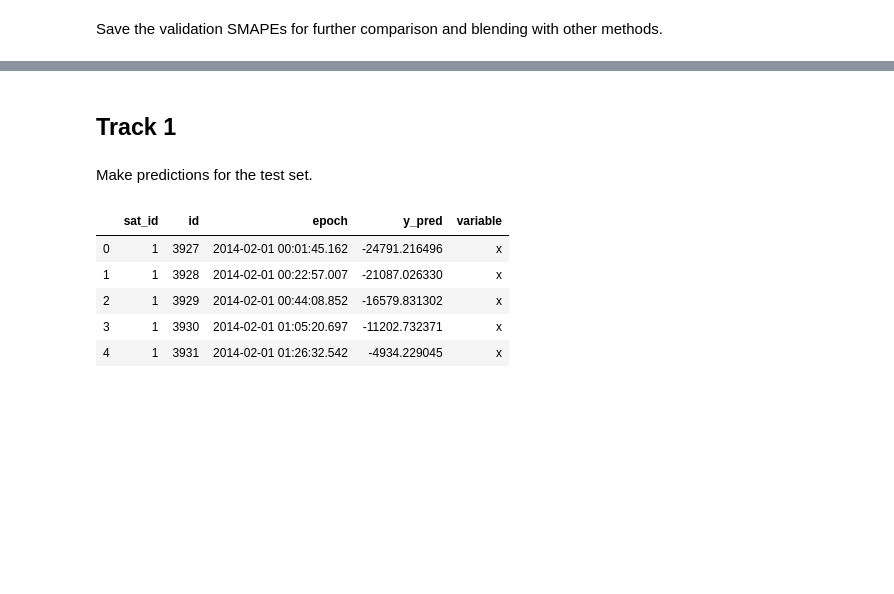
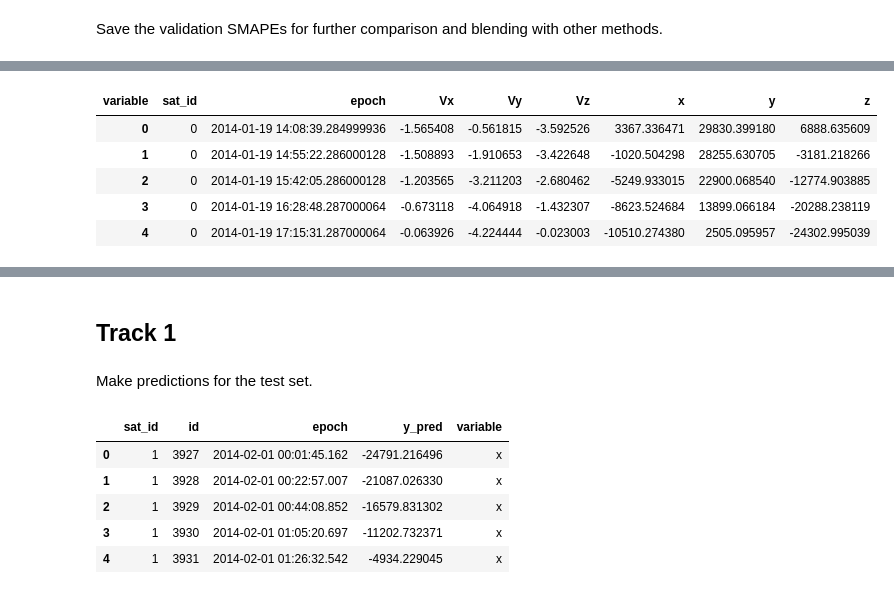
Before and after one commit to MaxHalford/idao-2020-qualifier, a Jupyter notebook: auto-regression.ipynb, the cells around one changed output, grey strips where cells are left out. Cells and saved outputs as stored; diff of their text form; code cells hidden in the pictures; blank space fills up the shorter version.

```diff
--- a/auto-regression.ipynb
+++ b/auto-regression.ipynb
@@ -187,0 +201,18 @@ sat_id,variable,smape
+# %%
+speed_preds = preds.copy()
+
+#Get the time difference between two observations in seconds
+preds["time_delta"] = preds.groupby('sat_id').epoch.diff().bfill()
+preds["time_delta"] = preds['time_delta'].apply(lambda t: t.total_seconds())
+
+for var in ('x', 'y', 'z'):
+    speed_preds[f"V{var}"] = preds.groupby('sat_id')[var].diff().shift(-1).ffill() / preds.time_delta
+
+speed_preds.head()
+# %% [output]
+| variable | sat_id | epoch | Vx | Vy | Vz | x | y | z |
+| 0 | 0 | 2014-01-19 14:08:39.284999936 | -1.565408 | -0.561815 | -3.592526 | 3367.336471 | 29830.399180 | 6888.635609 |
+| 1 | 0 | 2014-01-19 14:55:22.286000128 | -1.508893 | -1.910653 | -3.422648 | -1020.504298 | 28255.630705 | -3181.218266 |
+| 2 | 0 | 2014-01-19 15:42:05.286000128 | -1.203565 | -3.211203 | -2.680462 | -5249.933015 | 22900.068540 | -12774.903885 |
+| 3 | 0 | 2014-01-19 16:28:48.287000064 | -0.673118 | -4.064918 | -1.432307 | -8623.524684 | 13899.066184 | -20288.238119 |
+| 4 | 0 | 2014-01-19 17:15:31.287000064 | -0.063926 | -4.224444 | -0.023003 | -10510.274380 | 2505.095957 | -24302.995039 |
```
Also changed, not shown: parts of 13 cells of this notebook, 1 other file.
